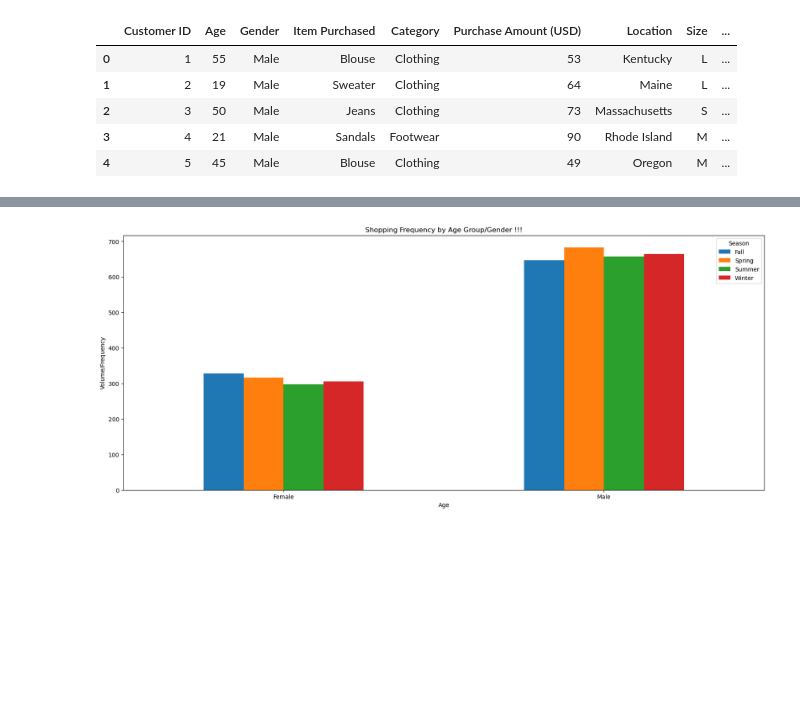
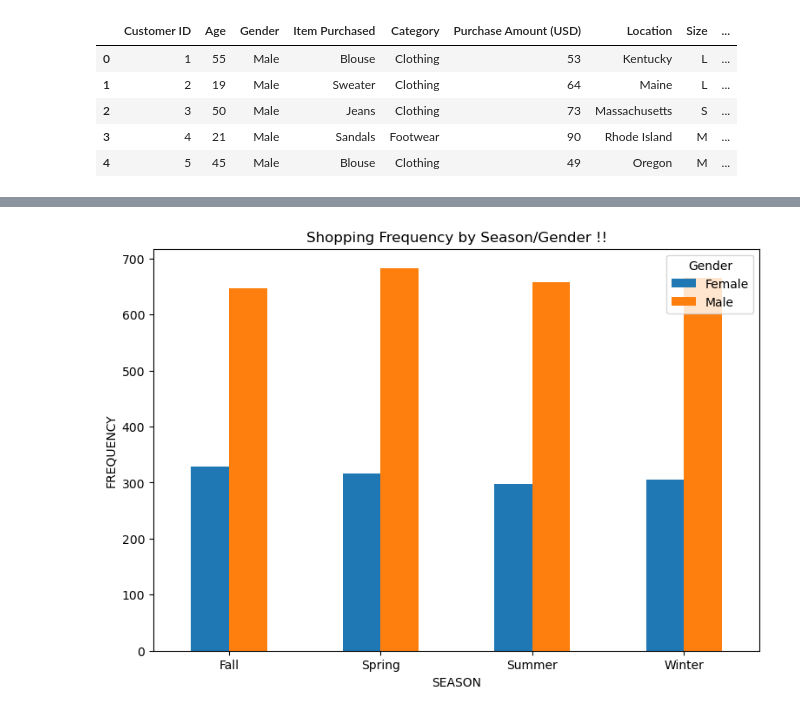
Before and after one commit to kasheshjaiin/Project-1-Customer-Shopping-Trends, a Jupyter notebook: anoje.ipynb, the cells around one changed output, grey strips where cells are left out. Drawn from its saved outputs; the diff is of its cells as text; code cells hidden in the pictures; blank space fills up the shorter version.

```diff
--- a/anoje.ipynb
+++ b/anoje.ipynb
@@ -18,10 +32,11 @@ trends_df.head()
 # %%
-pivot_table = trends_df.groupby(['Gender', 'Season']).size().unstack()
-pivot_table.plot(kind='bar',  figsize=(20,8))
-plt.title('Shopping Frequency by Age Group/Gender !!!')
-plt.xlabel('Age')
-plt.ylabel('Volume/Frequency')
+pivot_table = trends_df.groupby(['Season', 'Gender']).size().unstack()
+
+pivot_table.plot(kind='bar', figsize=(9,6))
+plt.title('Shopping Frequency by Season/Gender !!')
+plt.xlabel('SEASON')
+plt.ylabel('FREQUENCY')
 plt.xticks(rotation=0)
 plt.show()
 # %% [output]
-[figure, old version]
+[figure, new version]
```
Also changed, not shown: parts of 1 cell of this notebook.
